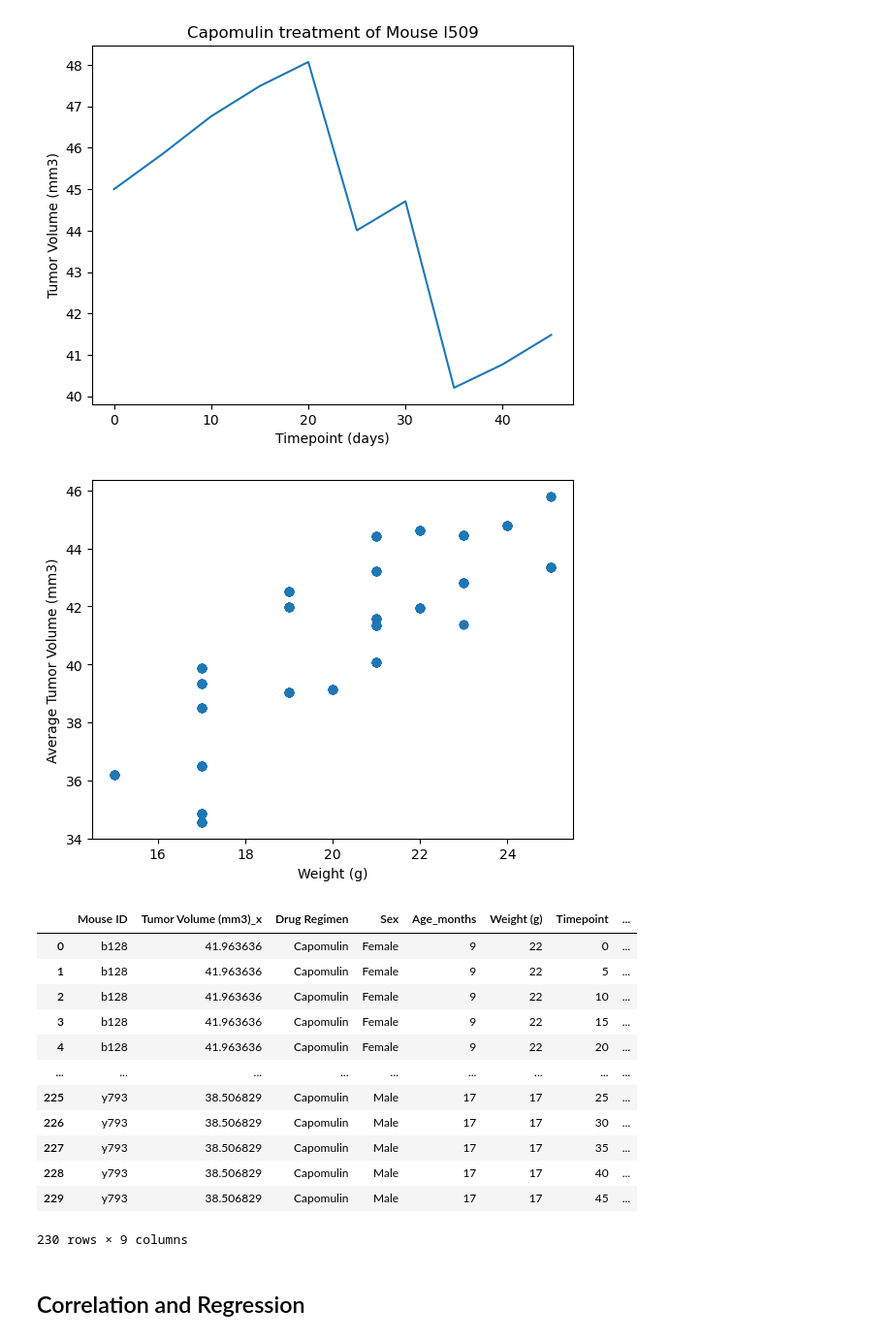
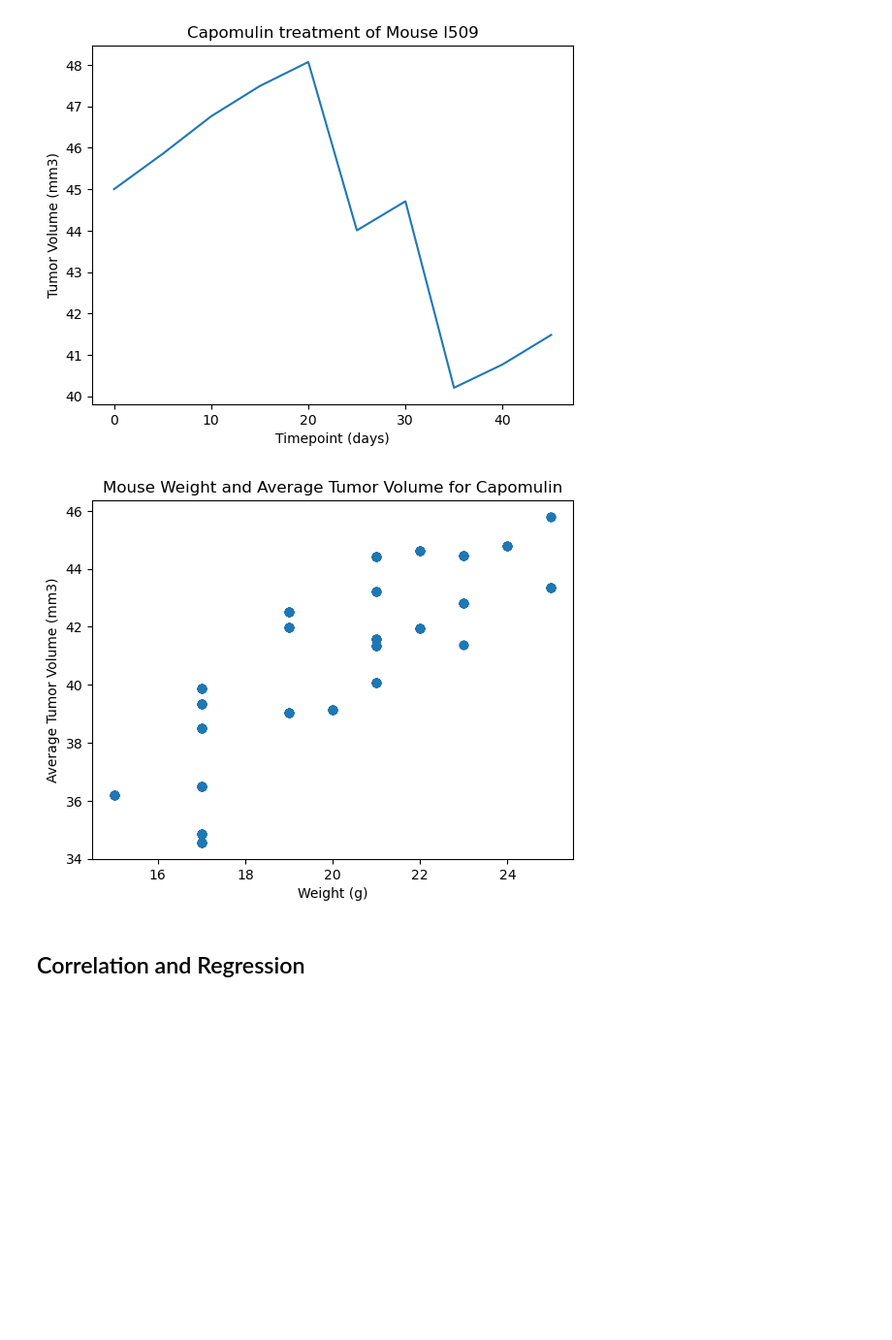
Before and after one commit to thomasjngo/Pharmaceuticals-Analysis, a Jupyter notebook: pymaceuticals_starter.ipynb, the cells around one changed output. Shown at 97% size. Saved outputs shown, nothing was run; the diff lists cells and outputs as text; code cells hidden in the pictures; blank space fills up the shorter version.

```diff
--- a/pymaceuticals_starter.ipynb
+++ b/pymaceuticals_starter.ipynb
@@ -295,32 +294,17 @@ plt.show()
 # %%
 # Generate a scatter plot of mouse weight vs. the average observed tumor volume for the entire Capomulin regimen
 
 capomulin_data = clean_results[clean_results['Drug Regimen'] == 'Capomulin']
 avg_tumor_vol = capomulin_data.groupby('Mouse ID')['Tumor Volume (mm3)'].mean().reset_index()
 scatter_data = pd.merge(avg_tumor_vol, clean_results, on='Mouse ID', how='inner')
 
-
 plt.scatter(scatter_data['Weight (g)'], scatter_data['Tumor Volume (mm3)_x'])
 plt.xlabel('Weight (g)')
 plt.ylabel('Average Tumor Volume (mm3)')
+plt.title('Mouse Weight and Average Tumor Volume for Capomulin')
 plt.show()
-
-scatter_data
 # %% [output]
-[figure, old version]
+[figure, new version]
-|  | Mouse ID | Tumor Volume (mm3)_x | Drug Regimen | Sex | Age_months | Weight (g) | Timepoint | ... |
-| 0 | b128 | 41.963636 | Capomulin | Female | 9 | 22 | 0 | ... |
-| 1 | b128 | 41.963636 | Capomulin | Female | 9 | 22 | 5 | ... |
-| 2 | b128 | 41.963636 | Capomulin | Female | 9 | 22 | 10 | ... |
-| 3 | b128 | 41.963636 | Capomulin | Female | 9 | 22 | 15 | ... |
-| 4 | b128 | 41.963636 | Capomulin | Female | 9 | 22 | 20 | ... |
-| ... | ... | ... | ... | ... | ... | ... | ... | ... |
-| 225 | y793 | 38.506829 | Capomulin | Male | 17 | 17 | 25 | ... |
-| 226 | y793 | 38.506829 | Capomulin | Male | 17 | 17 | 30 | ... |
-| 227 | y793 | 38.506829 | Capomulin | Male | 17 | 17 | 35 | ... |
-| 228 | y793 | 38.506829 | Capomulin | Male | 17 | 17 | 40 | ... |
-| 229 | y793 | 38.506829 | Capomulin | Male | 17 | 17 | 45 | ... |
-230 rows × 9 columns
 # %% [markdown]
 ## Correlation and Regression
 # %%
```
Also changed, not shown: parts of 11 cells of this notebook.
